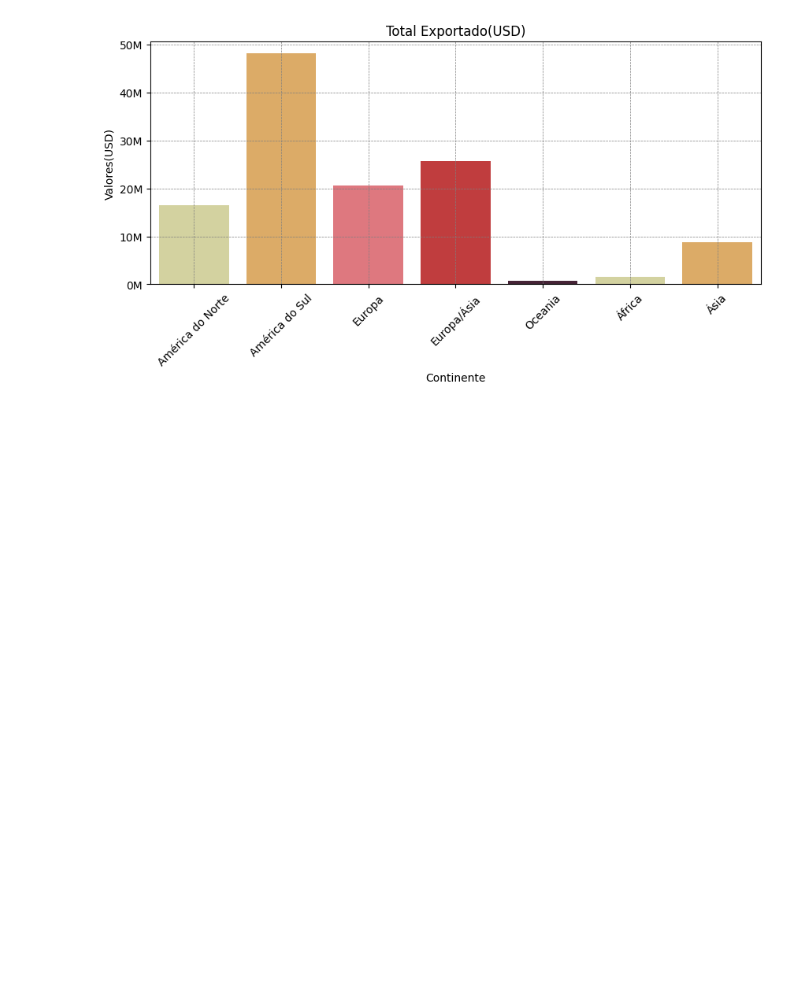
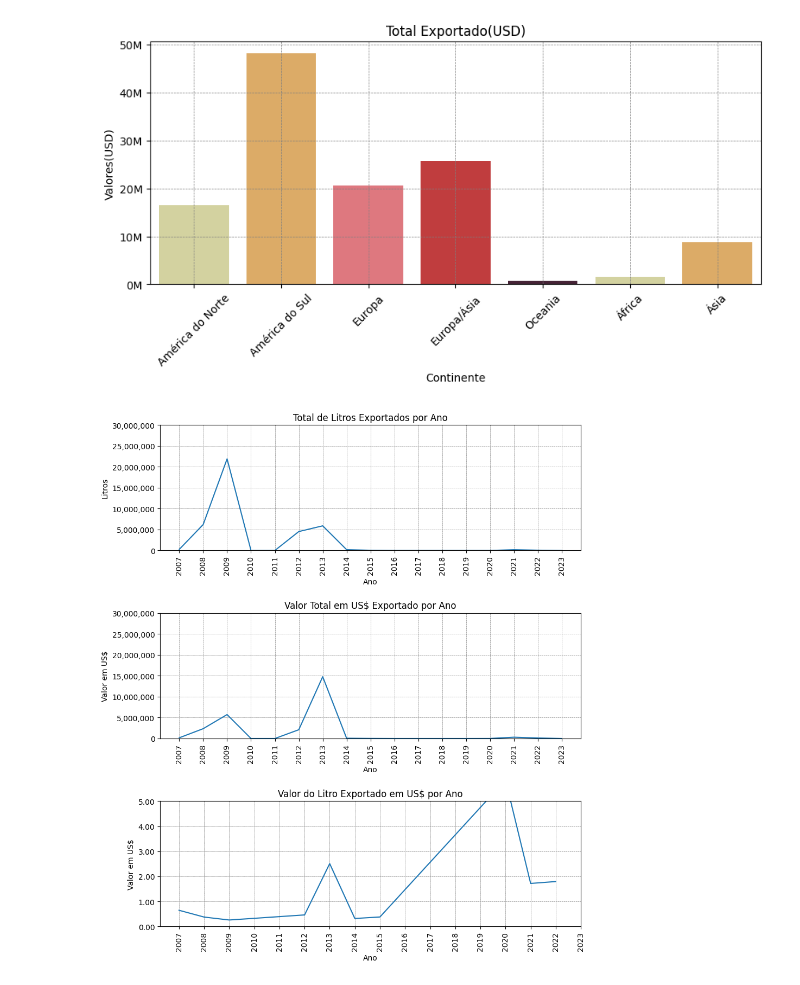
Before and after one commit to TSANTOSLIVE/PROJETO, a Jupyter notebook: graficos.ipynb, the cells around one changed output. Drawn from its saved outputs; the diff is of its cells as text; code cells hidden in the pictures; blank space fills up the shorter version.

```diff
--- a/graficos.ipynb
+++ b/graficos.ipynb
@@ -320,3 +335,6 @@ plt.show()
 plt.close()
 # %% [output]
 [figure]
+# %%
+# Selecionando Russia
+df_russia = df_analise_grafica[df_analise_grafica['País'] == 'Rússia']
@@ -322,0 +344,3 @@ plt.close()
+# %%
+#Exportação nos últimos 15 anos agrupados por Ano para a Rússia:
+df_grupo_ano_russia = df_russia.groupby("Ano").sum().reset_index()
@@ -322,0 +350,42 @@ plt.close()
+# %%
+#Adicionando o valor do litro para a Rússia:
+df_grupo_ano_russia['valor_litro'] = df_grupo_ano_russia['Valor'] / df_grupo_ano_russia['Litros']
+# %%
+
+# Valor total Exportado - Ano
+plt.figure(figsize=(10,12))
+
+plt.subplot(3,1,1)
+graph = sns.lineplot(x='Ano', y='Litros', data=df_grupo_ano_russia)
+graph.yaxis.set_major_formatter(ticker.StrMethodFormatter("{x:,.0f}"))
+plt.grid(True, linestyle='--', linewidth=0.5, color='gray')
+plt.ylim(0,30000000)
+plt.xlabel('Ano')
+plt.ylabel('Litros')
+plt.title('Total de Litros Exportados por Ano')
+plt.xticks(df_grupo_ano_russia['Ano'][::1], rotation=90)
+
+plt.subplot(3,1,2)
+graph = sns.lineplot(x='Ano', y='Valor', data=df_grupo_ano_russia)
+graph.yaxis.set_major_formatter(ticker.StrMethodFormatter("{x:,.0f}"))
+plt.grid(True, linestyle='--', linewidth=0.5, color='gray')
+plt.ylim(0,30000000)
+plt.xlabel('Ano')
+plt.ylabel('Valor em US$')
+plt.title("Valor Total em US$ Exportado por Ano")
+plt.xticks(df_grupo_ano_russia['Ano'][::1], rotation=90)
+
+plt.subplot(3,1,3)
+graph = sns.lineplot(x='Ano', y='valor_litro', data=df_grupo_ano_russia)
+graph.yaxis.set_major_formatter(ticker.StrMethodFormatter("{x:,.2f}"))
+plt.grid(True, linestyle='--', linewidth=0.5, color='gray')
+plt.ylim(0,5.0)
+plt.xlabel('Ano')
+plt.ylabel('Valor em US$')
+plt.title("Valor do Litro Exportado em US$ por Ano")
+plt.xticks(df_grupo_ano_russia['Ano'][::1], rotation=90)
+
+plt.subplots_adjust(hspace=0.5)
+plt.show()
+# %% [output]
+[figure, added]
```
Also changed, not shown: parts of 5 cells of this notebook.
